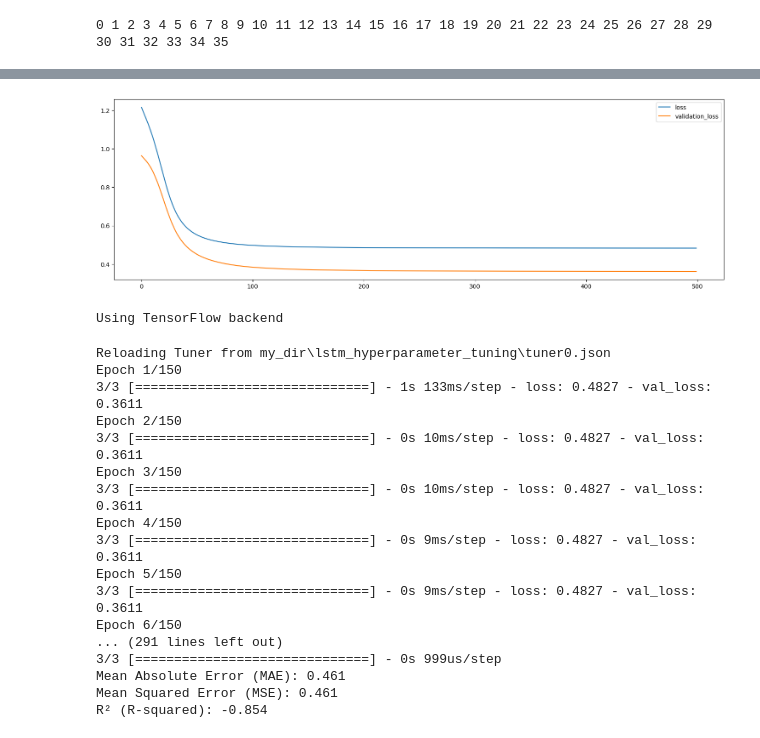
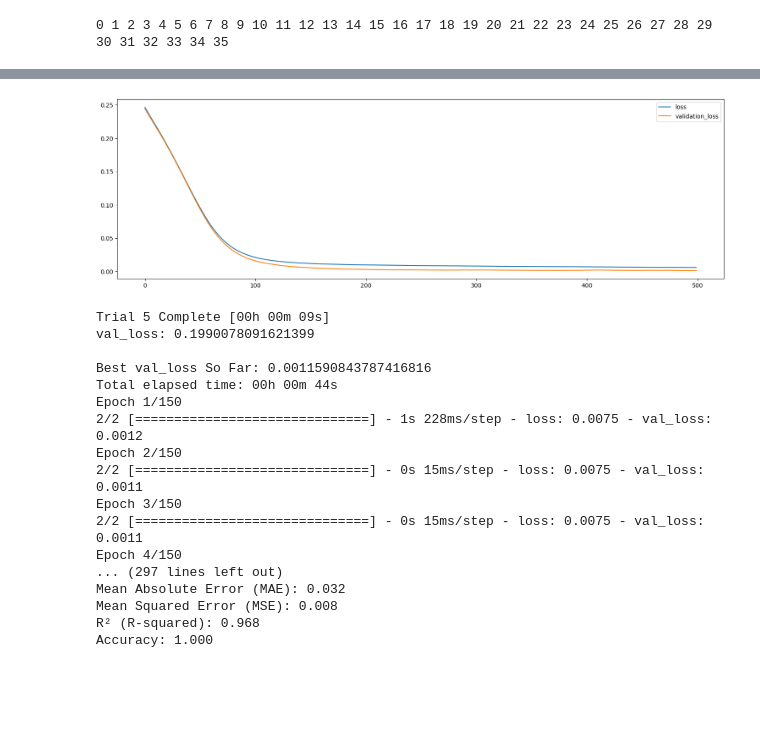
Before and after one commit to JuleanCode/ai-model-for-finding-HRV-fluctuations, a Jupyter notebook: HRV_calculator.ipynb, the cells around one changed output, grey strips where cells are left out. Saved outputs shown, nothing was run; the diff lists cells and outputs as text; code cells hidden in the pictures; blank space fills up the shorter version.

```diff
--- a/HRV_calculator.ipynb
+++ b/HRV_calculator.ipynb
@@ -306,13 +297,13 @@ from sklearn.metrics import r2_score
 tf.get_logger().setLevel('ERROR')
 
 # Load and process data
-data = pd.read_csv('DataTest.txt', sep='\t')
+data = pd.read_csv('HRVData.txt', sep='\t')
 
-columns = ['SEX', 'AGE', 'BMI', 'BP', 'S1', 'S2', 'S3', 'S4', 'S5', 'S6', 'Y']
+columns = ['HRV', 'Stress']
 data = data[columns]
 
-X = data[['BMI', 'Y', 'BP', 'S1', 'S2', 'S3', 'S4', 'S5', 'S6','AGE']]
-Y = data['SEX']
+X = data[['HRV']]
+Y = data['Stress']
 
 scaler = StandardScaler()
 X = scaler.fit_transform(X)
@@ -324,7 +315,7 @@ X_test = X_test.reshape(X_test.shape[0], 1, X_test.shape[1])
 # AI model
 model = Sequential()
 batch_size = 128
-epochs = 500
+epochs = 200
 
 model.add(LSTM(batch_size, input_shape=(1, X_train.shape[2])))
 model.add(Dense(1, activation='sigmoid'))
@@ -381,4 +372,4 @@ R² (R-squared): -0.858
-[figure, old version]
+[figure, new version]
 # %%
 import pandas as pd
 import numpy as np
@@ -389,19 +380,23 @@ from sklearn.preprocessing import StandardScaler
 from keras.models import Sequential
 from keras.layers import LSTM, Dense
 import tensorflow as tf
-from kerastuner.tuners import RandomSearch
-from kerastuner.engine.hyperparameters import HyperParameters
+from keras_tuner.tuners import RandomSearch
+from keras_tuner.engine.hyperparameters import HyperParameters
+import shutil
+import os
+from sklearn.metrics import accuracy_score
+
 
 tf.get_logger().setLevel('ERROR')
 
 # Load and process data
-data = pd.read_csv('DataTest.txt', sep='\t')
+data = pd.read_csv('HRVRuis.txt', sep='\t')
 
-columns = ['SEX', 'AGE', 'BMI', 'BP', 'S1', 'S2', 'S3', 'S4', 'S5', 'S6', 'Y']
+columns = ['HRV', 'Stress']
 data = data[columns]
 
-X = data[['BMI', 'Y', 'BP', 'S1', 'S2', 'S3', 'S4', 'S5', 'S6', 'AGE']]
-Y = data['SEX']
+X = data[['HRV']]
+Y = data['Stress']
 
 scaler = StandardScaler()
 X = scaler.fit_transform(X)
@@ -412,10 +407,11 @@ X_test = X_test.reshape(X_test.shape[0], 1, X_test.shape[1])
 epochs = 150
 batch_size = 128
 
+if os.path.exists('my_dir'):
+    shutil.rmtree('my_dir')
+
 def build_model(hp):
     model = Sequential()
-    batch_size = 128
-
     model.add(LSTM(hp.Int('units', min_value=32, max_value=256, step=32), input_shape=(1, X_train.shape[2])))
     model.add(Dense(1, activation='sigmoid'))
     model.compile(optimizer=hp.Choice('optimizer', values=['adam', 'sgd', 'rmsprop']), loss='mean_squared_error', metrics=[])
@@ -424,7 +420,7 @@ def build_model(hp):
 tuner = RandomSearch(
     build_model,
     objective='val_loss',
-    max_trials=10,  # You can adjust the number of trials
+    max_trials=5,  # You can adjust the number of trials
     directory='my_dir',
     project_name='lstm_hyperparameter_tuning')
 
@@ -441,6 +437,9 @@ print("Loss: {:0.4f}".format(score))
 
 # Model voorspelt waarschijnlijkheden per klasse
 y_pred_prob = best_model.predict(X_test)
+y_pred = best_model.predict(X_test)
+threshold = 0.5
+y_pred_binary = (y_pred > threshold).astype(int)
 
 mae = mean_absolute_error(Y_test, y_pred_prob)
 print('Mean Absolute Error (MAE): {:0.3f}'.format(mae))
@@ -448,22 +447,23 @@ mse = mean_squared_error(Y_test, y_pred_prob)
 print('Mean Squared Error (MSE): {:0.3f}'.format(mse))
 r_squared = r2_score(Y_test, y_pred_prob)
 print('R² (R-squared): {:0.3f}'.format(r_squared))
+accuracy = accuracy_score(Y_test, y_pred_binary)
+print('Accuracy: {:0.3f}'.format(accuracy))
 # %% [output]
-Using TensorFlow backend
+Trial 5 Complete [00h 00m 09s]
+val_loss: 0.1990078091621399
+
+Best val_loss So Far: 0.0011590843787416816
+Total elapsed time: 00h 00m 44s
+Epoch 1/150
+2/2 [==============================] - 1s 228ms/step - loss: 0.0075 - val_loss: 0.0012
+Epoch 2/150
+2/2 [==============================] - 0s 15ms/step - loss: 0.0075 - val_loss: 0.0011
+Epoch 3/150
+2/2 [==============================] - 0s 15ms/step - loss: 0.0075 - val_loss: 0.0011
+Epoch 4/150
+... (297 lines left out)
+Mean Absolute Error (MAE): 0.032
+Mean Squared Error (MSE): 0.008
+R² (R-squared): 0.968
+Accuracy: 1.000
-Reloading Tuner from my_dir\lstm_hyperparameter_tuning\tuner0.json
-Epoch 1/150
-3/3 [==============================] - 1s 133ms/step - loss: 0.4827 - val_loss: 0.3611
-Epoch 2/150
-3/3 [==============================] - 0s 10ms/step - loss: 0.4827 - val_loss: 0.3611
-Epoch 3/150
-3/3 [==============================] - 0s 10ms/step - loss: 0.4827 - val_loss: 0.3611
-Epoch 4/150
-3/3 [==============================] - 0s 9ms/step - loss: 0.4827 - val_loss: 0.3611
-Epoch 5/150
-3/3 [==============================] - 0s 9ms/step - loss: 0.4827 - val_loss: 0.3611
-Epoch 6/150
-... (291 lines left out)
-3/3 [==============================] - 0s 999us/step
-Mean Absolute Error (MAE): 0.461
-Mean Squared Error (MSE): 0.461
-R² (R-squared): -0.854
```
Also changed, not shown: parts of 4 cells of this notebook.
